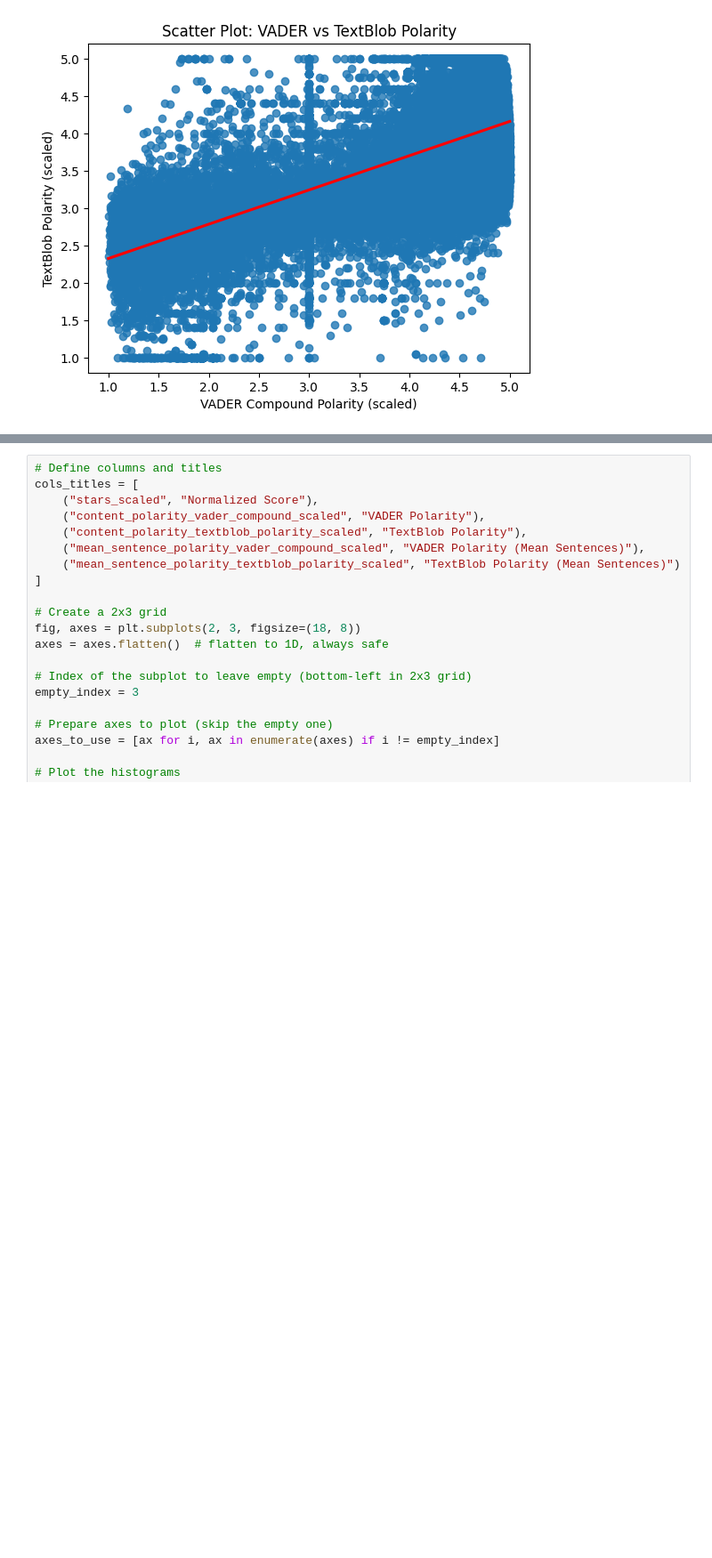
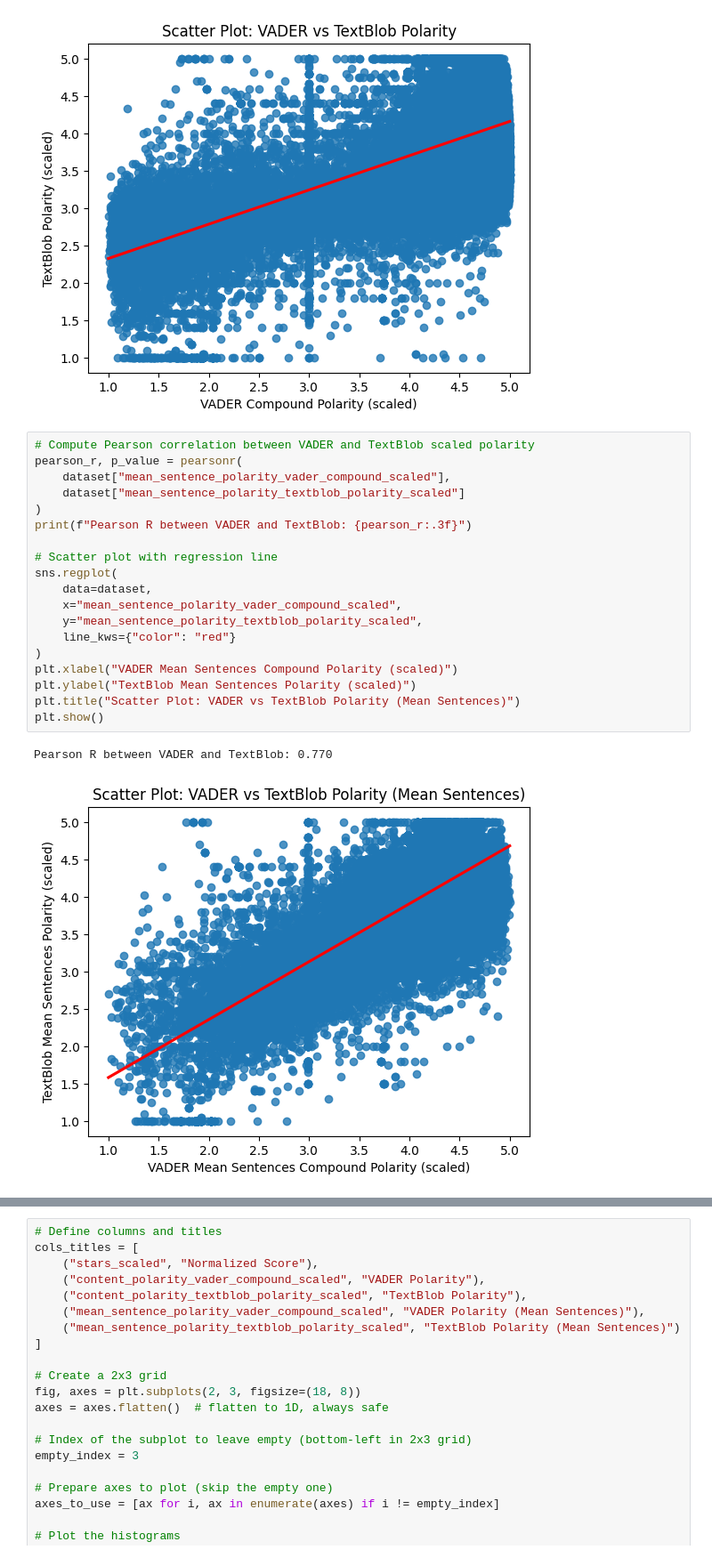
Before and after one commit to beatrizmarques2005/text_mining_in_reviews, a Jupyter notebook: notebooks/04_sentiment_analysis.ipynb, the cells around one changed output, grey strips where cells are left out. Shown at 89% size. Saved outputs shown, nothing was run; the diff lists cells and outputs as text; blank space fills up the shorter version.

```diff
--- a/notebooks/04_sentiment_analysis.ipynb
+++ b/notebooks/04_sentiment_analysis.ipynb
@@ -512,3 +570,25 @@ plt.show()
 # %% [output]
 Pearson R between VADER and TextBlob: 0.634
 [figure]
+# %%
+# Compute Pearson correlation between VADER and TextBlob scaled polarity
+pearson_r, p_value = pearsonr(
+    dataset["mean_sentence_polarity_vader_compound_scaled"],
+    dataset["mean_sentence_polarity_textblob_polarity_scaled"]
+)
+print(f"Pearson R between VADER and TextBlob: {pearson_r:.3f}")
+
+# Scatter plot with regression line
+sns.regplot(
+    data=dataset,
+    x="mean_sentence_polarity_vader_compound_scaled",
+    y="mean_sentence_polarity_textblob_polarity_scaled",
+    line_kws={"color": "red"}
+)
+plt.xlabel("VADER Mean Sentences Compound Polarity (scaled)")
+plt.ylabel("TextBlob Mean Sentences Polarity (scaled)")
+plt.title("Scatter Plot: VADER vs TextBlob Polarity (Mean Sentences)")
+plt.show()
+# %% [output]
+Pearson R between VADER and TextBlob: 0.770
+[figure, added]
```
Also changed, not shown: parts of 24 cells of this notebook.
